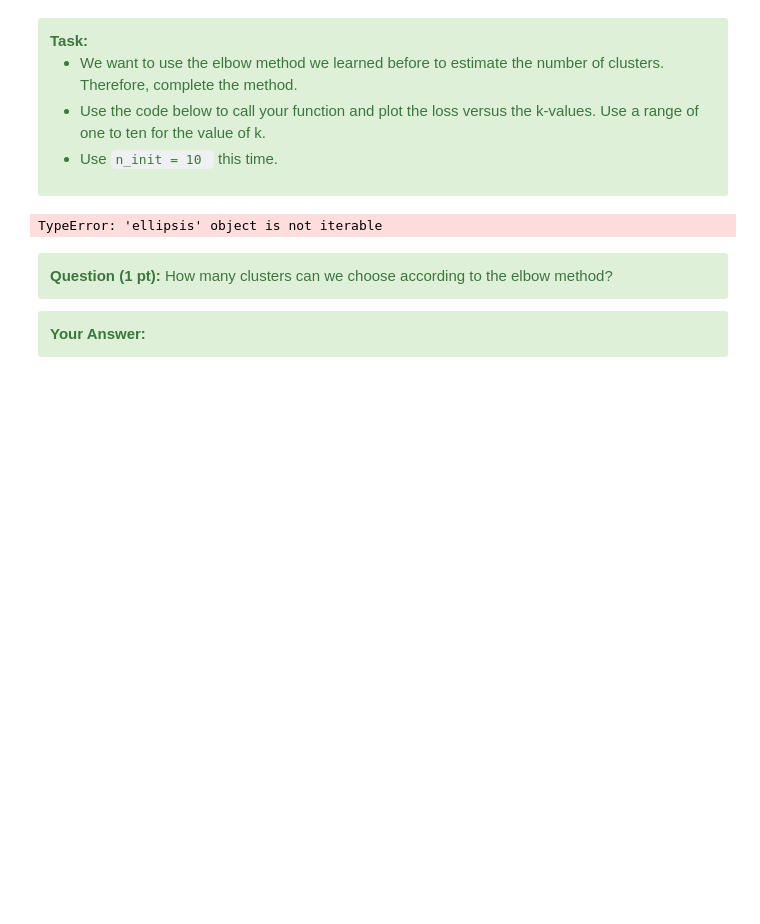
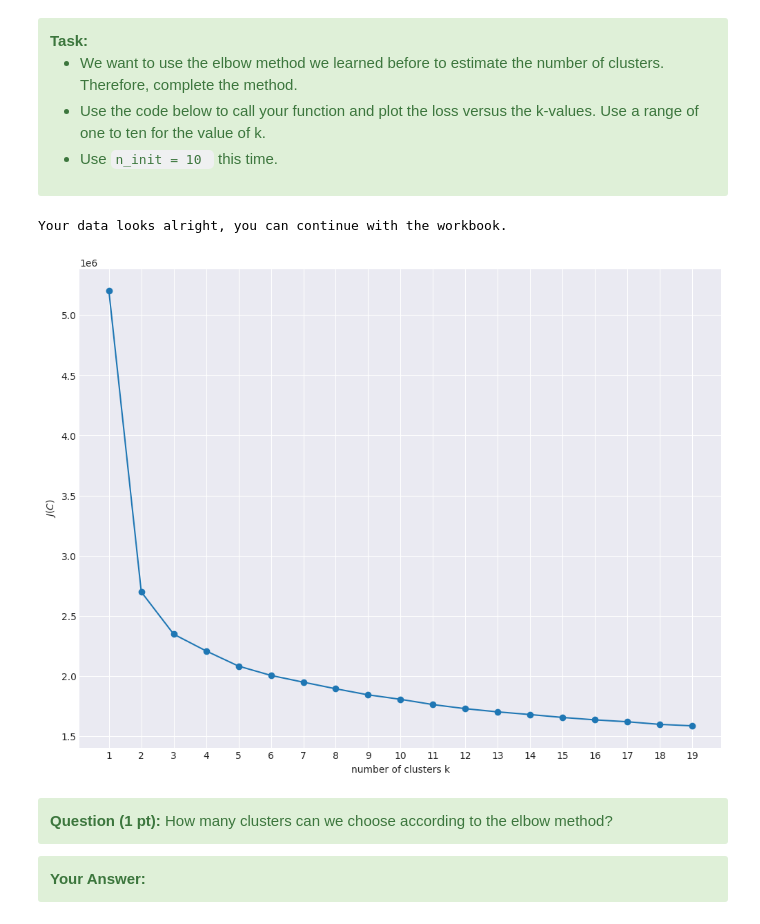
Before and after one commit to anton-seifert/LAMA, a Jupyter notebook: task-3-unsupervised-learning/3_pca_clustering.ipynb, the cells around one changed output. Saved outputs shown, nothing was run; the diff lists cells and outputs as text; code cells hidden in the pictures; blank space fills up the shorter version.

```diff
--- a/task-3-unsupervised-learning/3_pca_clustering.ipynb
+++ b/task-3-unsupervised-learning/3_pca_clustering.ipynb
@@ -335,35 +335,41 @@ Our first estimate of the number of clusters led to a nice result. But what if w
 # %%
 def calculate_k_loss(X: np.ndarray, k_min: int, k_max: int) -> Tuple[List[int], List[float]]:
     k_values: List[int]
     losses: List[float]
 
     ### STUDENT CODE HERE (3 pts)
+    k_values=[]
+    losses=[]
 
-    k_values = ...
-    losses = ...
+    for k in range(k_min, k_max):
+        kmeans = KMeans(n_clusters=k, random_state=RANDOM_STATE, n_init=10).fit(X)
+        k_values.append(k)
+        losses.append(kmeans.inertia_)
 
     ### STUDENT CODE until HERE
 
     return k_values, losses
 
 
 # call your function
 ### STUDENT CODE HERE (1 pt)
+k_values, losses = calculate_k_loss(X_pca, 1, 20)
 
-
+#Frage ??Warum macht der Text problem bei k_max+1
 ### STUDENT CODE until HERE
 
 # Sanity check - compare your results
 test_func.test_calculate_k_loss(calculate_k_loss)
 
 # Plot k_values vs inertias
 plt.plot(k_values, losses, '-o')
 plt.xlabel('number of clusters k')
 plt.ylabel('$ J(C)$')
 plt.xticks(k_values)
 plt.show()
 # %% [output]
-TypeError: 'ellipsis' object is not iterable
+Your data looks alright, you can continue with the workbook.
+[figure, added]
 # %% [markdown]
 <div class="alert alert-block alert-success">
 <b>Question (1 pt):</b> How many clusters can we choose according to the elbow method?
```
Also changed, not shown: parts of 15 cells of this notebook.
